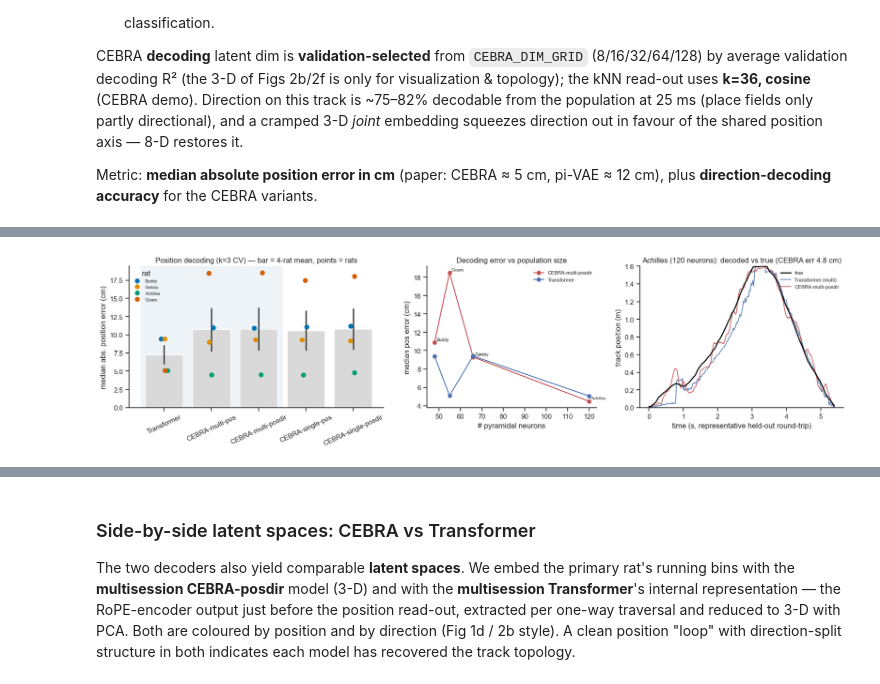
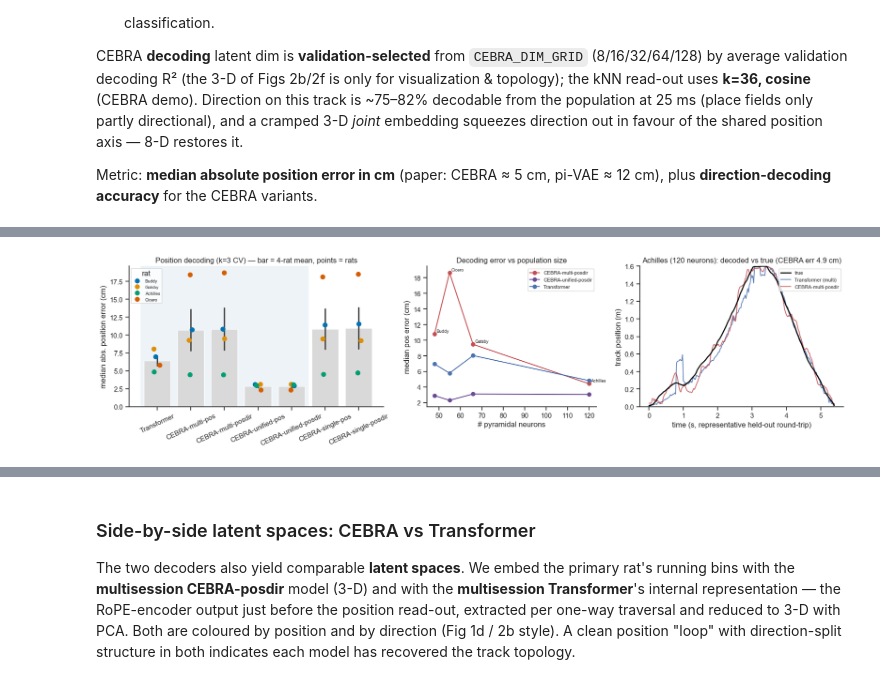
Before and after one commit to yongrong-qiu/digitalbat, a Jupyter notebook: notebooks/grosmark.ipynb, the cells around one changed output, grey strips where cells are left out. Saved outputs shown, nothing was run; the diff lists cells and outputs as text; code cells hidden in the pictures.

```diff
--- a/notebooks/grosmark.ipynb
+++ b/notebooks/grosmark.ipynb
@@ -897,27 +963,0 @@ plt.show()
-# %%
-# Fig 1e: cross-rat consistency of posdir embeddings, aligned on 1-D track position
-from cebra.integrations.sklearn.metrics import consistency_score
-
-cons_embs, cons_labels, cons_ids = [], [], []
-for s in SESSIONS:
-    ds = SESS[s]
-    aidx = np.concatenate(ds['trials'])
-    cons_embs.append(fit_cebra_all(ds, 'posdir').transform(ds['neural'][aidx]))
-    cons_labels.append(ds['pos'][aidx])          # 1-D position -> dense bins, no voxel gotcha
-    cons_ids.append(ANIMAL[s])
-
-scores, pairs, ids = consistency_score(embeddings=cons_embs, labels=cons_labels,
-                                       dataset_ids=cons_ids, between='datasets',
-                                       num_discretization_bins=100)
-rats = [ANIMAL[s] for s in SESSIONS]
-M = np.full((4, 4), np.nan)
-pos_of = {r: i for i, r in enumerate(rats)}
-for (a, b), sc in zip(pairs, scores):
-    M[pos_of[str(a)], pos_of[str(b)]] = sc * 100
-
-fig, ax = plt.subplots(figsize=(5.2, 4.4))
-sns.heatmap(M, annot=True, fmt='.0f', cmap='Greys', vmin=20, vmax=100,
-            xticklabels=rats, yticklabels=rats, cbar_kws={'label': 'R² (%)'}, ax=ax)
-ax.set(xlabel='source rat', ylabel='target rat',
-       title=f'Cross-rat posdir consistency (mean off-diag R² = {np.nanmean(M[~np.eye(4,dtype=bool)]):.0f}%)')
-plt.show()
@@ -1246,8 +1354,10 @@ CV-averaged median absolute position error (cm) by session and model:
 # Comparison: main = multisession Transformer vs multisession CEBRA; single-session CEBRA for reference.
 # Bars = 4-rat mean; points = individual rats. Decoding error scales with population size, so the
 # small-population rats (Buddy 48, Gatsby 66 neurons) drag the mean up while Achilles (120) ~ the paper.
-MODEL_ORDER = ['Transformer', 'CEBRA-multi-pos', 'CEBRA-multi-posdir', 'CEBRA-single-pos', 'CEBRA-single-posdir']
+MODEL_ORDER = ['Transformer', 'CEBRA-multi-pos', 'CEBRA-multi-posdir', 'CEBRA-unified-pos',
+               'CEBRA-unified-posdir', 'CEBRA-single-pos', 'CEBRA-single-posdir']
 model_pal = {'Transformer': '#4c72b0', 'CEBRA-multi-pos': '#dd8452', 'CEBRA-multi-posdir': '#c44e52',
+             'CEBRA-unified-pos': '#8172b3', 'CEBRA-unified-posdir': '#6a4c93',
              'CEBRA-single-pos': '#c8b9a6', 'CEBRA-single-posdir': '#a89078'}
 decode_summary['n_pyr'] = decode_summary.session.map(lambda s: SESS[s]['K'])
 
@@ -1259,36 +1369,36 @@ sns.barplot(data=decode_summary, x='model', y='pos_err_cm', order=MODEL_ORDER, c
             errorbar='se', ax=ax)
 sns.stripplot(data=decode_summary, x='model', y='pos_err_cm', order=MODEL_ORDER, hue='rat',
               palette=rat_palette, size=8, ax=ax)
-ax.axvspan(-0.5, 2.5, color='#eef3f8', zorder=0)             # shade the multisession (main) comparison
+ax.axvspan(-0.5, 4.5, color='#eef3f8', zorder=0)             # shade the shared-model (multi + unified) comparison
 ax.set(xlabel='', ylabel='median abs. position error (cm)',
        title='Position decoding (k=3 CV) — bar = 4-rat mean, points = rats')
 ax.tick_params(axis='x', rotation=25); ax.legend(title='rat', fontsize=7, loc='upper left')
 sns.despine(ax=ax)
 
 # (1) why the mean is high: error vs population size, per rat
 ax = axes[1]
-for model in ['CEBRA-multi-posdir', 'Transformer']:
+for model in ['CEBRA-multi-posdir', 'CEBRA-unified-posdir', 'Transformer']:
     sub = decode_summary[decode_summary.model == model].sort_values('n_pyr')
     ax.plot(sub.n_pyr, sub.pos_err_cm, 'o-', color=model_pal[model], label=model)
 for _, r in decode_summary[decode_summary.model == 'CEBRA-multi-posdir'].iterrows():
     ax.annotate(r['rat'], (r['n_pyr'], r['pos_err_cm']), fontsize=7, xytext=(3, 3), textcoords='offset points')
 ax.set(xlabel='# pyramidal neurons', ylabel='median pos error (cm)', title='Decoding error vs population size')
 ax.legend(fontsize=8); sns.despine(ax=ax)
 
 # (2) example decoded vs true over a representative held-out round-trip (Fig 2d left)
 ax = axes[2]
 tt = np.arange(len(example['true'])) * NEUR_BIN
 ax.plot(tt, example['true'], color='k', lw=1.8, label='true', zorder=3)
 ax.plot(tt, example['t_pred'], color=model_pal['Transformer'], lw=1.3, alpha=0.9, label='Transformer (multi)')
 ax.plot(tt, example['c_pred'], color=model_pal['CEBRA-multi-posdir'], lw=1.3, alpha=0.9, label='CEBRA-multi-posdir')
 ax.set(xlabel='time (s, representative held-out round-trip)', ylabel='track position (m)',
        title=f'{ANIMAL[PRIMARY]} ({SESS[PRIMARY]["K"]} neurons): decoded vs true '
              f'(CEBRA err {example["err_cm"]:.1f} cm)', ylim=(0, 1.6))
 ax.legend(fontsize=8, loc='upper right'); sns.despine(ax=ax)
 fig.tight_layout()
 plt.show()
 
 # per-rat table (median pos error in cm), so Achilles is visible alongside the rat-averaged bars
 decode_summary.pivot(index='session', columns='model', values='pos_err_cm').round(1)
 # %% [output]
-[figure, old version]
+[figure, new version]
```
Also changed, not shown: parts of 11 cells of this notebook.
